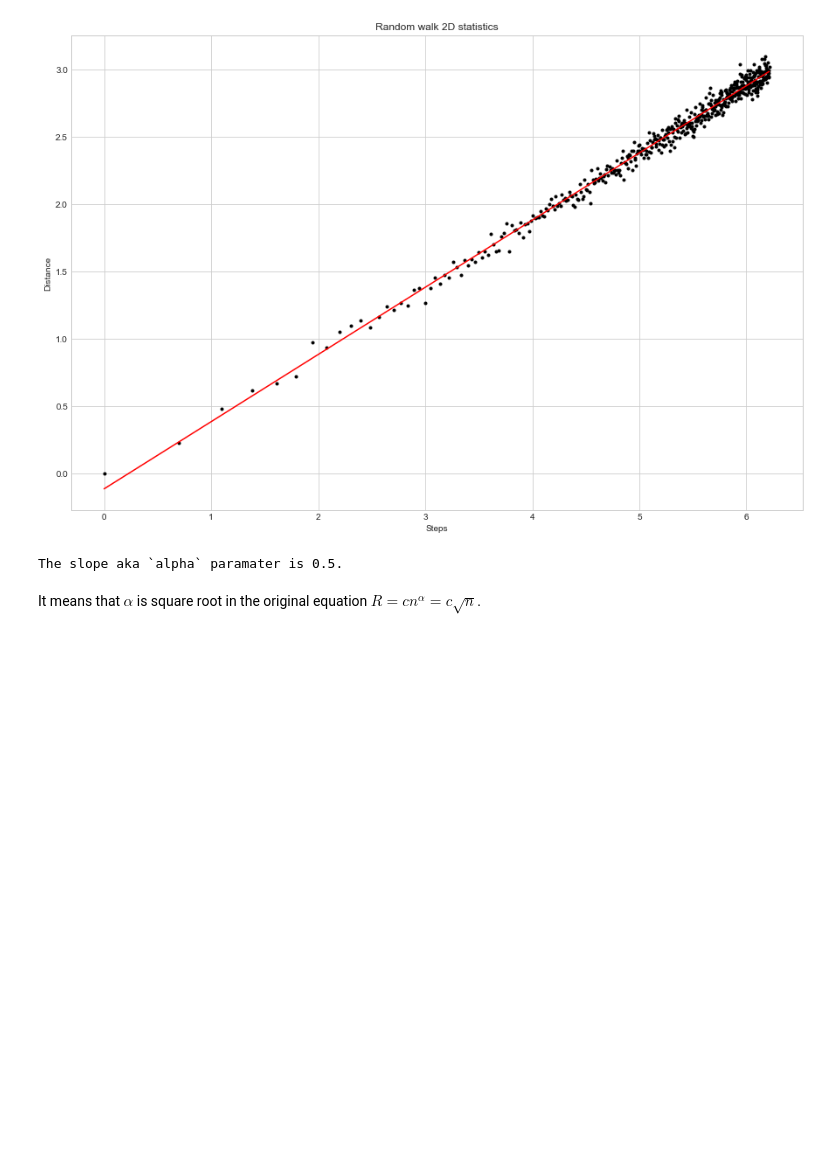
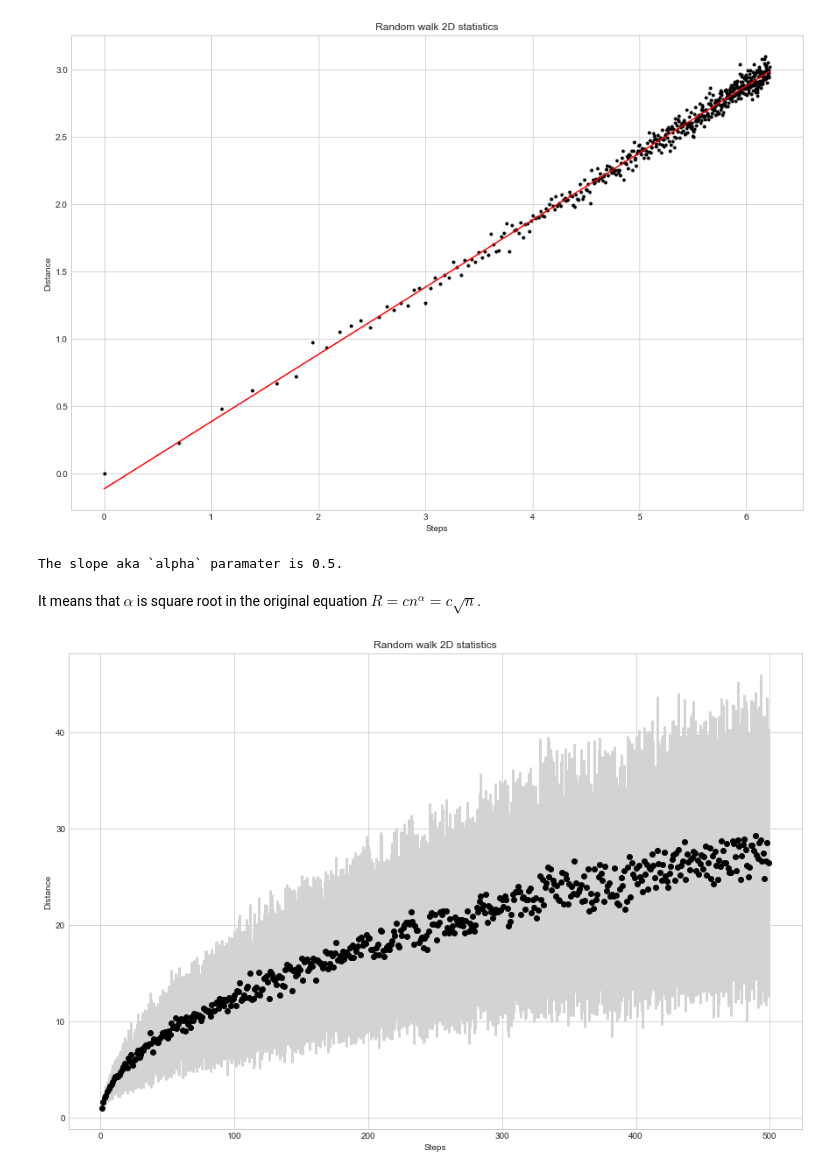
Before and after one commit to 4e1e0603/01, a Jupyter notebook: source/random_walk.ipynb, the cells around one changed output. Cells and saved outputs as stored; diff of their text form; code cells hidden in the pictures; blank space fills up the shorter version.

```diff
--- a/source/random_walk.ipynb
+++ b/source/random_walk.ipynb
@@ -68,3 +68,19 @@ print(f"The slope aka `alpha` paramater is {slope:.1f}.")
 The slope aka `alpha` paramater is 0.5.
 # %% [markdown]
 It means that $\alpha$ is square root in the original equation $R = c n^{\alpha} = c \sqrt{n}$.
+# %%
+data = pd.read_csv("../output/data-restricted.csv", sep=",", usecols=["N", "R", "E"], header=0)
+X, Y, E = data["N"], data["R"], data["E"]
+# %%
+plt.figure(figsize=(15, 10))
+
+plt.errorbar(X, Y, yerr=E, fmt='o', color='black', ecolor='lightgray', elinewidth=3, capsize=0)
+
+plt.xlabel("Steps")
+plt.ylabel("Distance")
+plt.title("Random walk 2D statistics")
+
+plt.savefig(output_path / "RandomWalk2DStatisticsRestricted1.png")
+plt.show()
+# %% [output]
+[figure, added]
```
Also changed, not shown: parts of 4 cells of this notebook, 8 other files.
